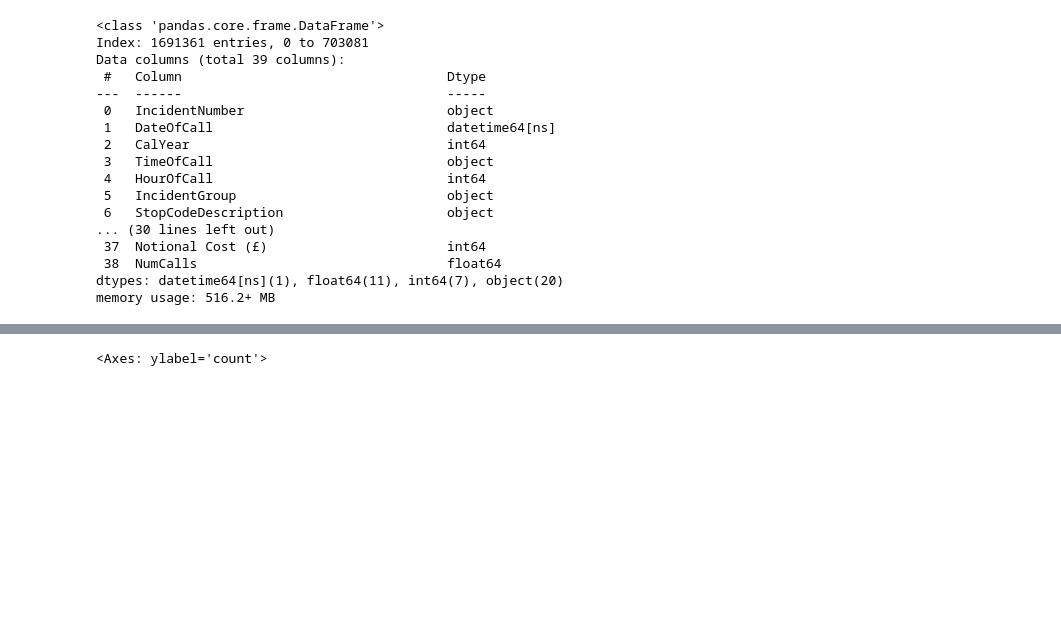
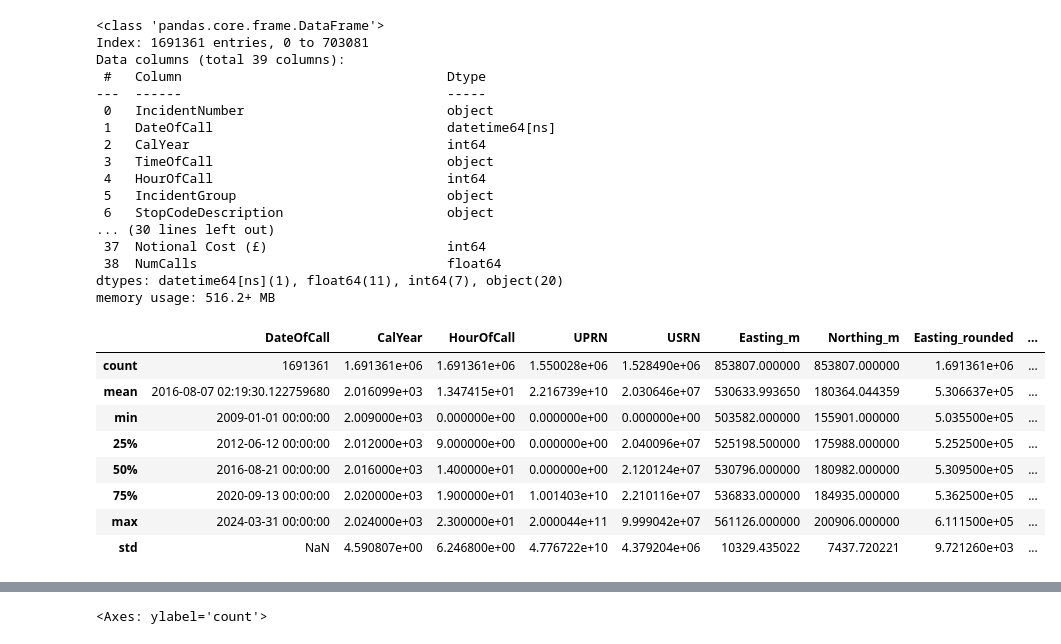
Before and after one commit to FrancescoDatascientest/Jan24_cds_Pompiers, a Jupyter notebook: notebooks/1.0-yng-initial-data-exploration.ipynb, the cells around one changed output, grey strips where cells are left out. Drawn from its saved outputs; the diff is of its cells as text; code cells hidden in the pictures; blank space fills up the shorter version.

```diff
--- a/notebooks/1.0-yng-initial-data-exploration.ipynb
+++ b/notebooks/1.0-yng-initial-data-exploration.ipynb
@@ -120,3 +158,16 @@ Data columns (total 39 columns):
  38  NumCalls                                float64
 dtypes: datetime64[ns](1), float64(11), int64(7), object(20)
 memory usage: 516.2+ MB
+# %%
+# Analyse descriptive des variables continue.
+incidents_df.select_dtypes(exclude=['object']).describe()
+# %% [output]
+|  | DateOfCall | CalYear | HourOfCall | UPRN | USRN | Easting_m | Northing_m | Easting_rounded | ... |
+| count | 1691361 | 1.691361e+06 | 1.691361e+06 | 1.550028e+06 | 1.528490e+06 | 853807.000000 | 853807.000000 | 1.691361e+06 | ... |
+| mean | 2016-08-07 02:19:30.122759680 | 2.016099e+03 | 1.347415e+01 | 2.216739e+10 | 2.030646e+07 | 530633.993650 | 180364.044359 | 5.306637e+05 | ... |
+| min | 2009-01-01 00:00:00 | 2.009000e+03 | 0.000000e+00 | 0.000000e+00 | 0.000000e+00 | 503582.000000 | 155901.000000 | 5.035500e+05 | ... |
+| 25% | 2012-06-12 00:00:00 | 2.012000e+03 | 9.000000e+00 | 0.000000e+00 | 2.040096e+07 | 525198.500000 | 175988.000000 | 5.252500e+05 | ... |
+| 50% | 2016-08-21 00:00:00 | 2.016000e+03 | 1.400000e+01 | 0.000000e+00 | 2.120124e+07 | 530796.000000 | 180982.000000 | 5.309500e+05 | ... |
+| 75% | 2020-09-13 00:00:00 | 2.020000e+03 | 1.900000e+01 | 1.001403e+10 | 2.210116e+07 | 536833.000000 | 184935.000000 | 5.362500e+05 | ... |
+| max | 2024-03-31 00:00:00 | 2.024000e+03 | 2.300000e+01 | 2.000044e+11 | 9.999042e+07 | 561126.000000 | 200906.000000 | 6.111500e+05 | ... |
+| std | NaN | 4.590807e+00 | 6.246800e+00 | 4.776722e+10 | 4.379204e+06 | 10329.435022 | 7437.720221 | 9.721260e+03 | ... |
```
Also changed, not shown: parts of 21 cells of this notebook.
